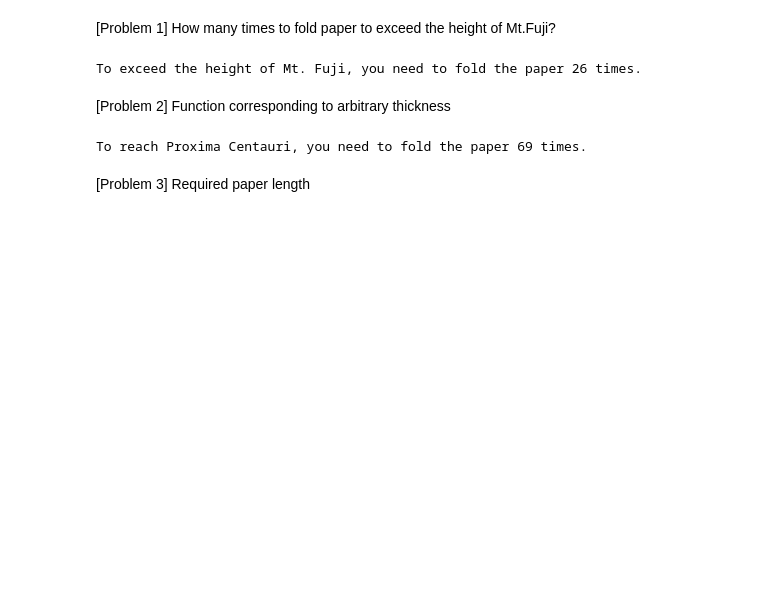
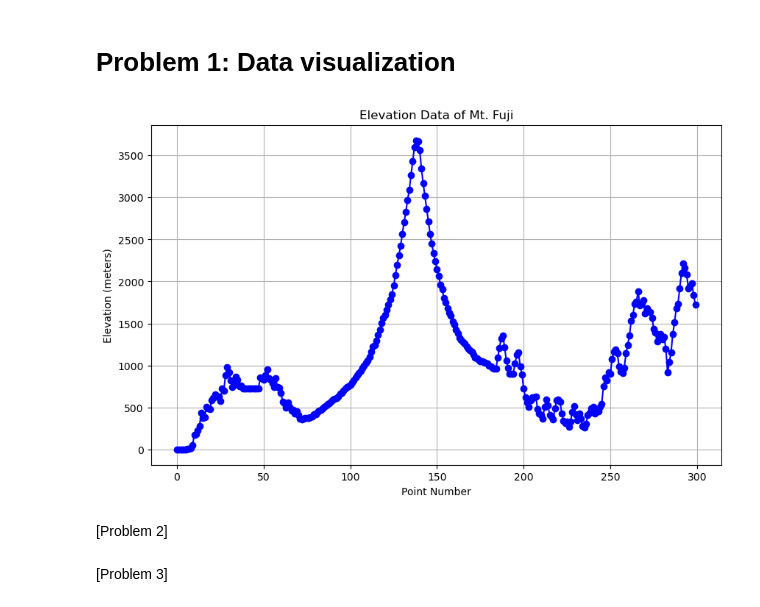
Before and after one commit to AnnaCarson1/AI_Empa, a Jupyter notebook: Fuji descent issue/answers.ipynb, the cells around one changed output. Cells and saved outputs as stored; diff of their text form; code cells hidden in the pictures; blank space fills up the shorter version.

Commit message:
Fuji

```diff
--- a/Fuji descent issue/answers.ipynb
+++ b/Fuji descent issue/answers.ipynb
@@ -1,40 +1,26 @@
-# %% [markdown]
-[Problem 1] How many times to fold paper to exceed the height of Mt.Fuji?
-# %%
-import math
-
-def calculate_folds_to_exceed_height(target_height, initial_thickness=0.00008):
-    folds = 0
-    current_thickness = initial_thickness
-
-    while current_thickness < target_height:
-        current_thickness *= 2
-        folds += 1
-
-    return folds
-
-# Mt. Fuji height in meters
-fuji_height = 3776
-result_problem_1 = calculate_folds_to_exceed_height(fuji_height)
-print(f"To exceed the height of Mt. Fuji, you need to fold the paper {result_problem_1} times.")
-# %% [output]
-To exceed the height of Mt. Fuji, you need to fold the paper 26 times.
+# %% [markdown]
+# Problem 1: Data visualization
+# %%
+import matplotlib.pyplot as plt
+import numpy as np
+
+# Load Fuji data
+csv_path = "./mtfuji_data.csv"
+fuji = np.loadtxt(csv_path, delimiter=",", skiprows=1)
+
+# Problem 1: Data visualization
+def visualize_elevation(data):
+    plt.figure(figsize=(10, 6))
+    plt.plot(data[:, 0], data[:, 3], marker='o', linestyle='-', color='b')
+    plt.title('Elevation Data of Mt. Fuji')
+    plt.xlabel('Point Number')
+    plt.ylabel('Elevation (meters)')
+    plt.grid(True)
+    plt.show()
+
+# Visualize Fuji data
+visualize_elevation(fuji)
+# %% [output]
+[figure, added]
 # %% [markdown]
-[Problem 2] Function corresponding to arbitrary thickness
+[Problem 2]
-# %%
-def calculate_folds_to_exceed_thickness(target_thickness, initial_thickness=0.00008):
-    folds = 0
-    current_thickness = initial_thickness
-
-    while current_thickness < target_thickness:
-        current_thickness *= 2
-        folds += 1
-
-    return folds
-
-# Distance to Proxima Centauri in meters
-proxima_centauri_distance = 4.0175e16
-result_problem_2 = calculate_folds_to_exceed_thickness(proxima_centauri_distance)
-print(f"To reach Proxima Centauri, you need to fold the paper {result_problem_2} times.")
-# %% [output]
-To reach Proxima Centauri, you need to fold the paper 69 times.
@@ -41,2 +49,2 @@ To reach Proxima Centauri, you need to fold the paper 69 times.
 # %% [markdown]
-[Problem 3] Required paper length
+[Problem 3]
```
Also changed, not shown: parts of 10 cells of this notebook, 2 other files.
